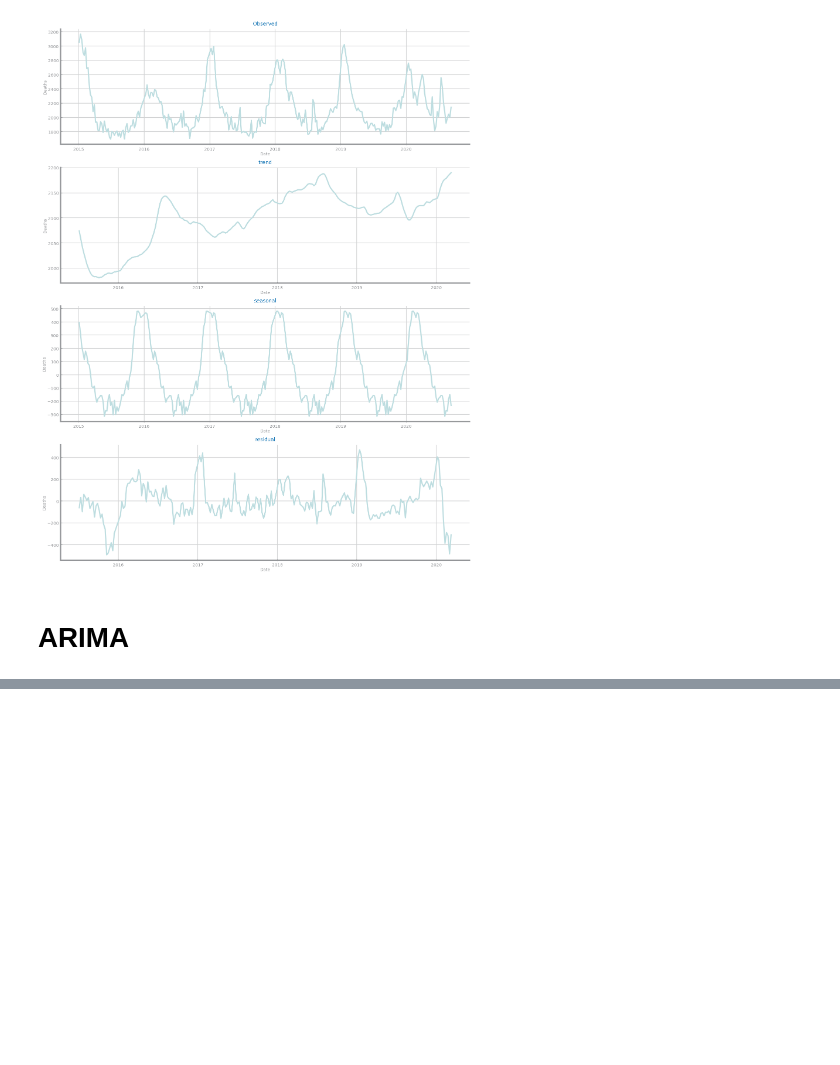
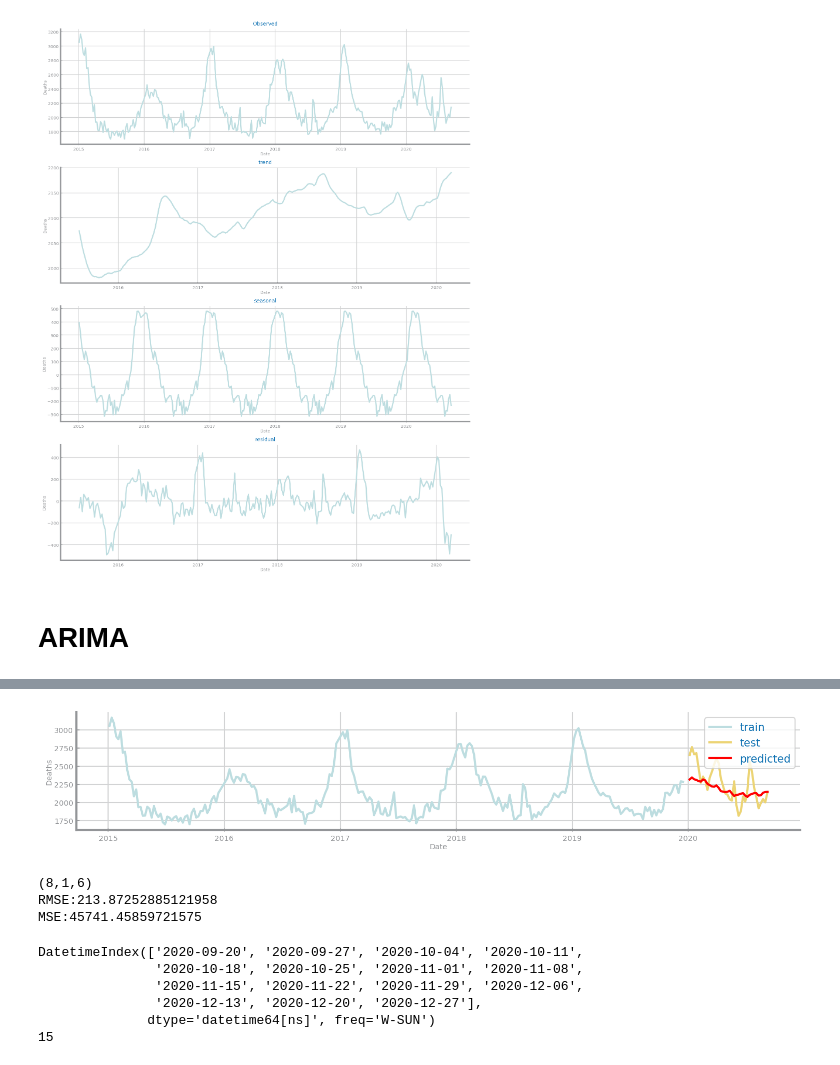
Before and after one commit to joaofbravo/CD_G20, a Jupyter notebook: last_lab/Forecasting - Only asked for deaths.ipynb, the cells around one changed output, grey strips where cells are left out. Drawn from its saved outputs; the diff is of its cells as text; code cells hidden in the pictures; blank space fills up the shorter version.

```diff
--- a/last_lab/Forecasting - Only asked for deaths.ipynb
+++ b/last_lab/Forecasting - Only asked for deaths.ipynb
@@ -104,0 +128,53 @@ ValueError: Date ordinal -36613.9 converts to -100-10-03T02:24:00.000000 (using
+# %%
+import warnings
+warnings.filterwarnings('ignore')
+n = len(df)
+
+train = []
+train = df[:250]
+test = df[250:]
+
+min_p = 0
+min_q = 0
+min_d = 0
+min_RMSE = 1000000
+for d in range(2):
+    for q in range(10):
+        for p in range(10):
+            mod = ARIMA(train, order=(p, d, q))
+            mod = mod.fit()
+            pred = mod.predict(start = len(train), end = len(train)+len(test)-1)
+            pred.index = test.index
+            #print("({},{},{})".format(p,d,q))
+
+            if mean_squared_error(test,pred) < min_RMSE:
+                min_RMSE = mean_squared_error(test,pred)
+                min_p = p
+                min_q = q
+                min_d = d
+mod = ARIMA(train, order=(min_p, min_d, min_q))
+mod = mod.fit()
+pred = mod.predict(start = len(train), end = len(train)+len(test)-1)
+pred.index = test.index
+plt.figure(figsize=(FIG_WIDTH, FIG_HEIGHT))
+plot_forecasting(train, test, pred, x_label=x_label, y_label=y_label)
+plt.show()
+print("({},{},{})".format(min_p,min_d,min_q))
+print("RMSE:{}".format(sqrt(mean_squared_error(test,pred))))
+print("MSE:{}".format(mean_squared_error(test,pred)))
+# %% [output]
+[figure, added]
+(8,1,6)
+RMSE:213.87252885121958
+MSE:45741.45859721575
+# %%
+date_rng = pd.date_range(start='14/09/2020', end='28/12/2020', freq='W')
+print(date_rng)
+print(len(date_rng))
+# %% [output]
+DatetimeIndex(['2020-09-20', '2020-09-27', '2020-10-04', '2020-10-11',
+               '2020-10-18', '2020-10-25', '2020-11-01', '2020-11-08',
+               '2020-11-15', '2020-11-22', '2020-11-29', '2020-12-06',
+               '2020-12-13', '2020-12-20', '2020-12-27'],
+              dtype='datetime64[ns]', freq='W-SUN')
+15
```
Also changed, not shown: parts of 10 cells of this notebook, 1 other file.
